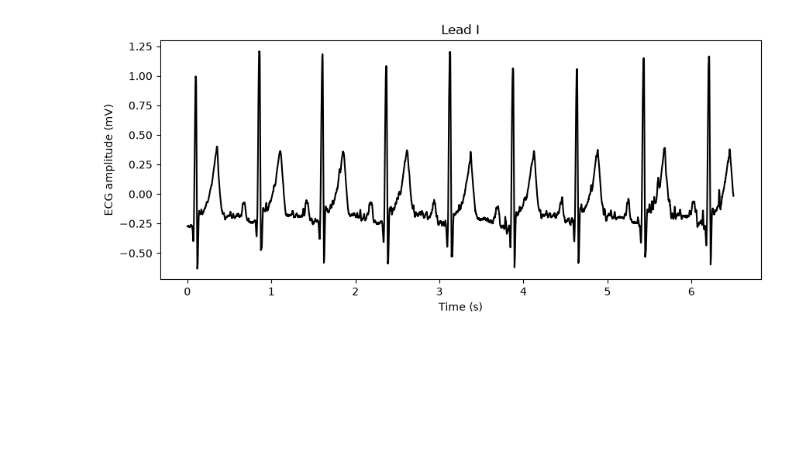
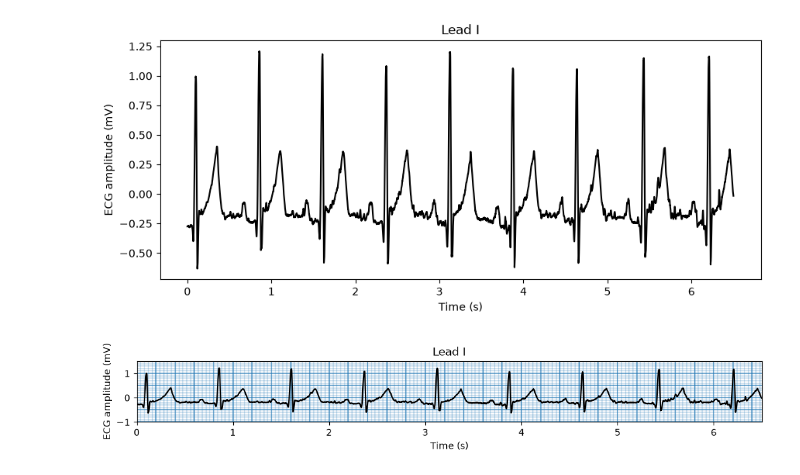
Before and after one commit to ElouanDef/Series01-python, a Jupyter notebook: Series01-python.ipynb, the cells around one changed output. Saved outputs shown, nothing was run; the diff lists cells and outputs as text; code cells hidden in the pictures; blank space fills up the shorter version.

Commit message:
plot one ECG lead in subplot

```diff
--- a/Series01-python.ipynb
+++ b/Series01-python.ipynb
@@ -251,3 +251,39 @@ plot_one_ecg_signal(
 plt.show()
 # %% [output]
 [figure]
+# %%
+def plot_one_lead_in_subplots(subplot, time, ecg, lead_name, color):
+    """Plot one ECG lead with a classical ECG grid in a subplot."""
+
+    plt.subplot(3, 1, subplot)
+
+    plot_ecg_grid(
+        min_time=time.min(),
+        max_time=time.max(),
+        min_ecg=-1,
+        max_ecg=1.5
+    )
+
+    plot_one_ecg_signal(
+        time,
+        ecg,
+        lead_name,
+        color
+    )
+
+    plt.xlim(time.min(), time.max())
+    plt.ylim(-1, 1.5)
+# %%
+plt.figure(figsize=(12, 4))
+
+plot_one_lead_in_subplots(
+    1,
+    time_seconds,
+    ecg_mv[:, 0],
+    "Lead I",
+    "black"
+)
+
+plt.show()
+# %% [output]
+[figure, added]
```
